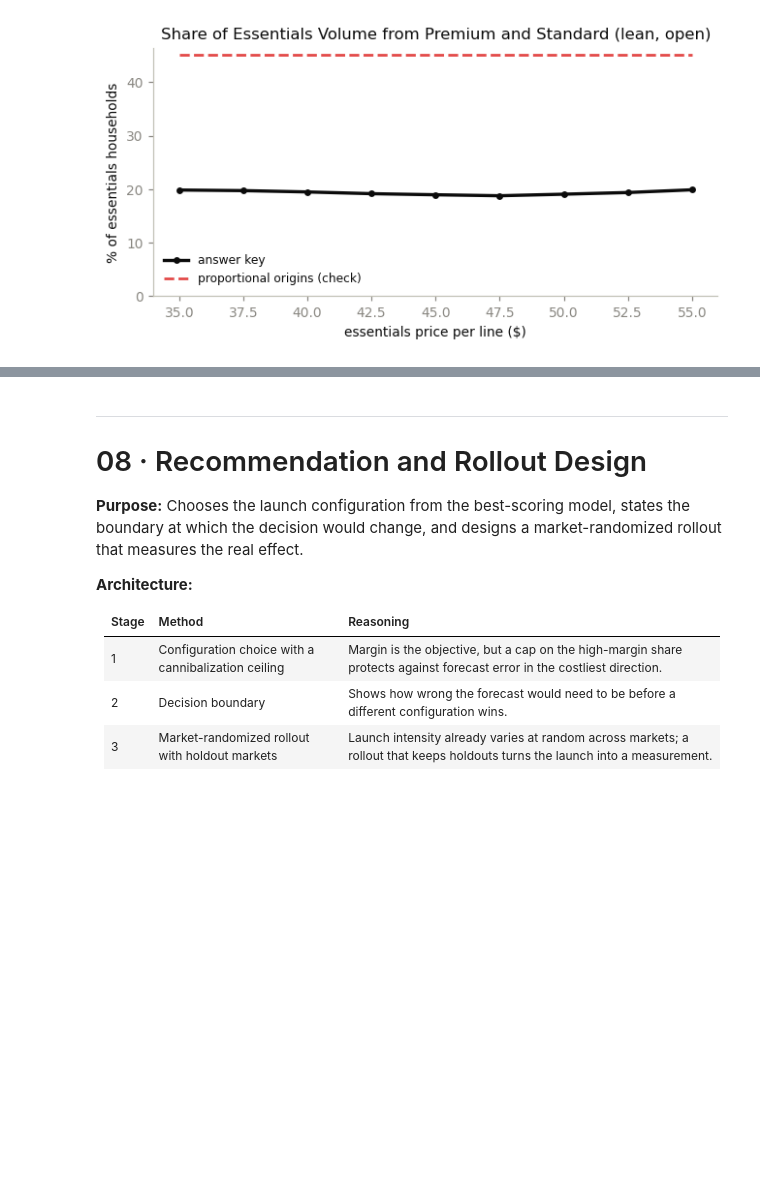
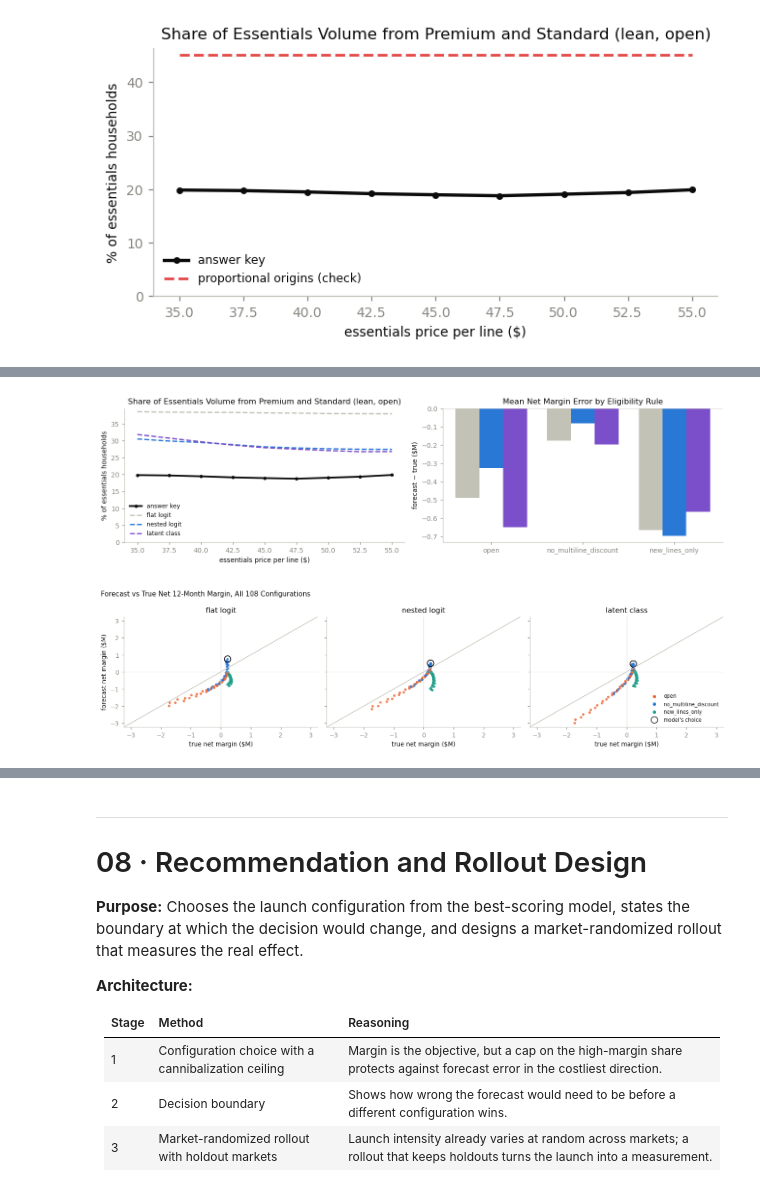
Before and after one commit to paforsey/data-science-portfolio, a Jupyter notebook: case-studies/rate-plan-cannibalization/02_launch_forecast.ipynb, the cells around one changed output, grey strips where cells are left out. Drawn from its saved outputs; the diff is of its cells as text; code cells hidden in the pictures; blank space fills up the shorter version.

```diff
--- a/case-studies/rate-plan-cannibalization/02_launch_forecast.ipynb
+++ b/case-studies/rate-plan-cannibalization/02_launch_forecast.ipynb
@@ -1307,0 +1328,55 @@ plt.show()
+# %%
+# Plot: Forecasts vs Truth
+bundle, eligibility, _ = REFERENCE_CONFIG
+model_colors = dict(zip(MODELS, [BASELINE, ACCENT, PURPLE]))
+
+fig, axes = plt.subplots(1, 2, figsize = (12, 3.4))
+axes[0].plot(ESSENTIALS_PRICES, high_share(true_volume) * 100, color = INK, linewidth = 2.4, marker = 'o', markersize = 3.5, label = 'answer key')
+for model in MODELS:
+    axes[0].plot(ESSENTIALS_PRICES, high_share(forecast_volume[model]) * 100, color = model_colors[model], linewidth = 1.8, linestyle = '--', label = model)
+axes[0].set_ylim(bottom = 0)
+axes[0].set_title('Share of Essentials Volume from Premium and Standard (lean, open)')
+axes[0].set_xlabel('essentials price per line ($)')
+axes[0].set_ylabel('% of essentials households')
+axes[0].legend(frameon = False, fontsize = 8)
+
+by_eligibility = pd.DataFrame({
+    model: (forecast_margin[model] - true_margin).groupby(level = 'eligibility').mean() / 1e6 for model in MODELS
+}).reindex(ELIGIBILITY)
+x = np.arange(len(ELIGIBILITY))
+width = 0.26
+for k, model in enumerate(MODELS):
+    axes[1].bar(x + (k - 1) * width, by_eligibility[model], width, color = model_colors[model], label = model)
+axes[1].axhline(0, color = BASELINE, linewidth = 1)
+axes[1].set_xticks(x)
+axes[1].set_xticklabels(ELIGIBILITY)
+axes[1].set_title('Mean Net Margin Error by Eligibility Rule')
+axes[1].set_ylabel('forecast − true ($M)')
+plt.tight_layout()
+plt.show()
+
+fig, axes = plt.subplots(1, len(MODELS), figsize = (13, 3.4), sharex = True, sharey = True)
+limit = max(abs(true_margin).max(), *(abs(forecast_margin[m]).max() for m in MODELS)) / 1e6 * 1.08
+for ax, model in zip(axes, MODELS):
+    ax.plot([-limit, limit], [-limit, limit], color = BASELINE, linewidth = 1)
+    ax.axhline(0, color = GRID, linewidth = 0.8)
+    ax.axvline(0, color = GRID, linewidth = 0.8)
+    colors = [dict(zip(ELIGIBILITY, [ACCENT2, ACCENT, TEAL]))[e] for e in true_margin.index.get_level_values('eligibility')]
+    ax.scatter(true_margin / 1e6, forecast_margin[model].reindex(true_margin.index) / 1e6, s = 14, c = colors, alpha = 0.8, linewidths = 0)
+    chosen = forecast_margin[model].idxmax()
+    ax.scatter(true_margin.loc[chosen] / 1e6, forecast_margin[model].loc[chosen] / 1e6, s = 90, facecolors = 'none', edgecolors = INK, linewidths = 1.2)
+    ax.set_title(model)
+    ax.set_xlabel('true net margin ($M)')
+    ax.set_xlim(-limit, limit)
+    ax.set_ylim(-limit, limit)
+axes[0].set_ylabel('forecast net margin ($M)')
+for eligibility, color in zip(ELIGIBILITY, [ACCENT2, ACCENT, TEAL]):
+    axes[-1].scatter([], [], color = color, s = 14, label = eligibility)
+axes[-1].scatter([], [], s = 90, facecolors = 'none', edgecolors = INK, label = "model's choice")
+axes[-1].legend(frameon = False, fontsize = 7.5, loc = 'lower right')
+fig.suptitle('Forecast vs True Net 12-Month Margin, All 108 Configurations', fontsize = 10, x = 0.01, ha = 'left')
+plt.tight_layout()
+plt.show()
+# %% [output]
+[figure, added]
+[figure, added]
```
Also changed, not shown: parts of 7 cells of this notebook.
